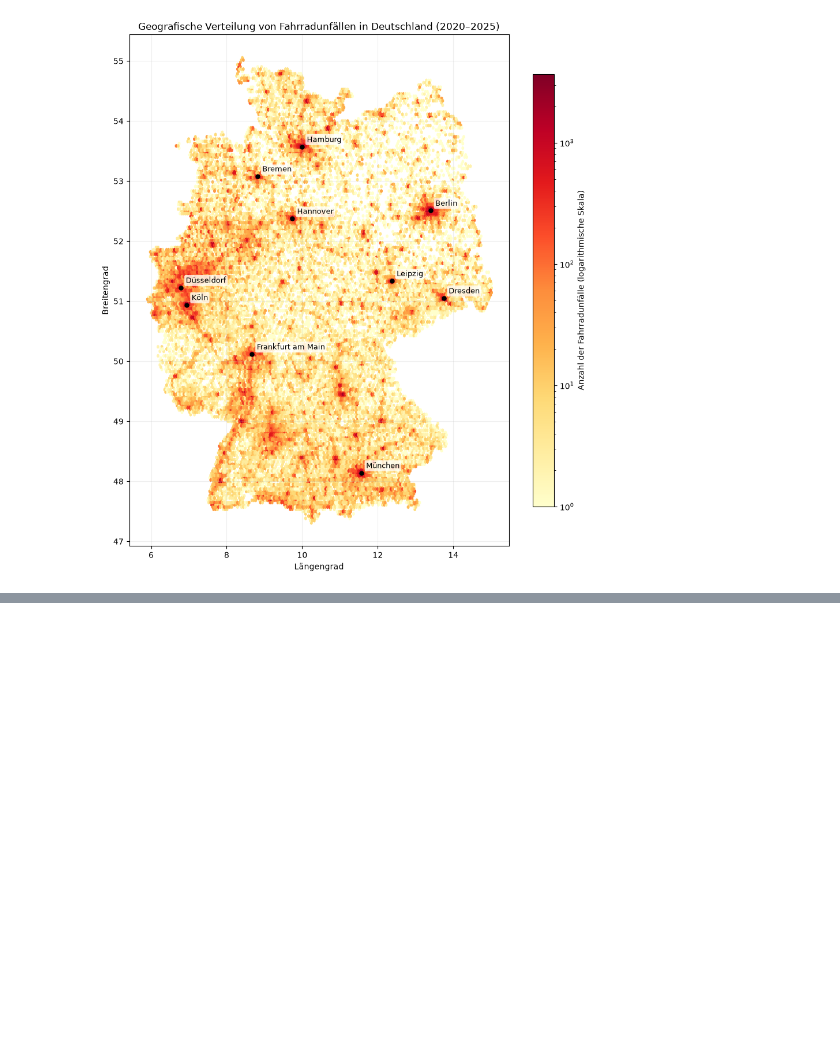
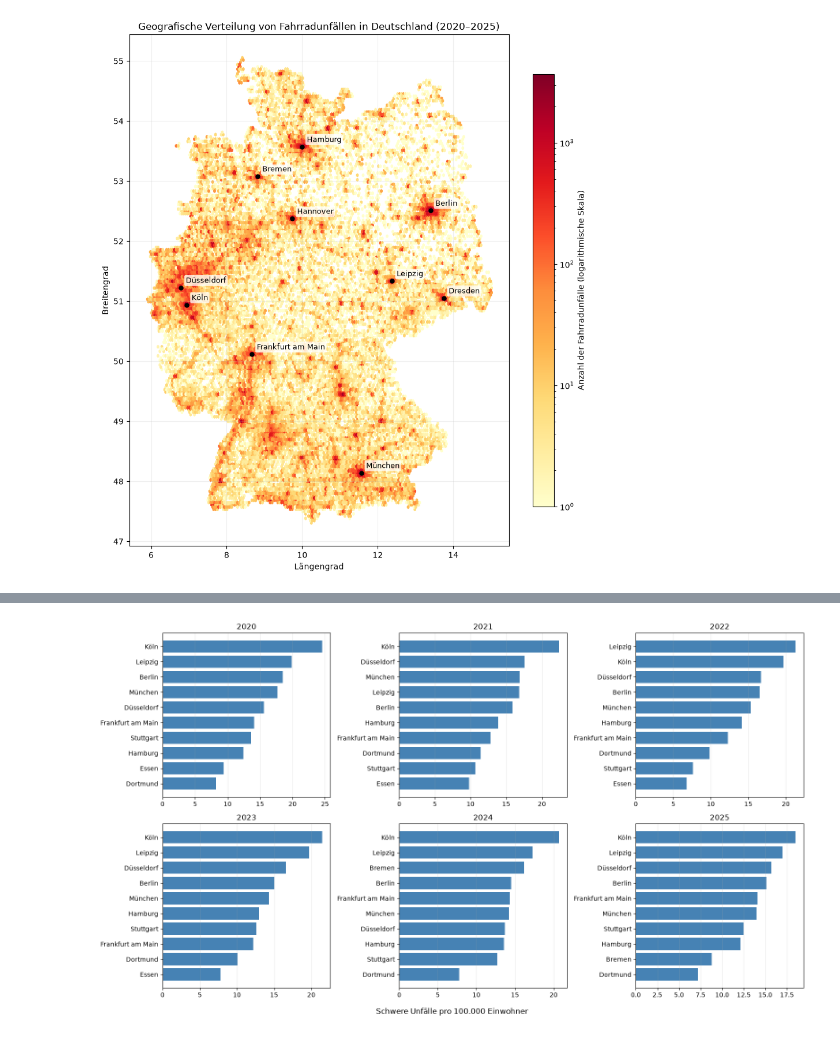
Before and after one commit to RogovaNatalia/Unfallorte_Projekt, a Jupyter notebook: analyse.ipynb, the cells around one changed output, grey strips where cells are left out. Saved outputs shown, nothing was run; the diff lists cells and outputs as text; code cells hidden in the pictures; blank space fills up the shorter version.

```diff
--- a/analyse.ipynb
+++ b/analyse.ipynb
@@ -566,0 +803,12 @@ plt.tight_layout();
+# %%
+# Sechs Jahre nebeneinander
+fig, axes = plt.subplots(2, 3, figsize=(16, 9))
+for ax, jahr in zip(axes.ravel(), range(2020, 2026)):
+    d = tabelle(jahr).sort_values("Schwere_pro_100000")
+    ax.barh(d.index, d["Schwere_pro_100000"], color="steelblue")
+    ax.set_title(jahr)
+    ax.grid(axis="x", alpha=0.25)
+fig.supxlabel("Schwere Unfälle pro 100.000 Einwohner")
+plt.tight_layout();
+# %% [output]
+[figure, added]
```
Also changed, not shown: parts of 9 cells of this notebook.
